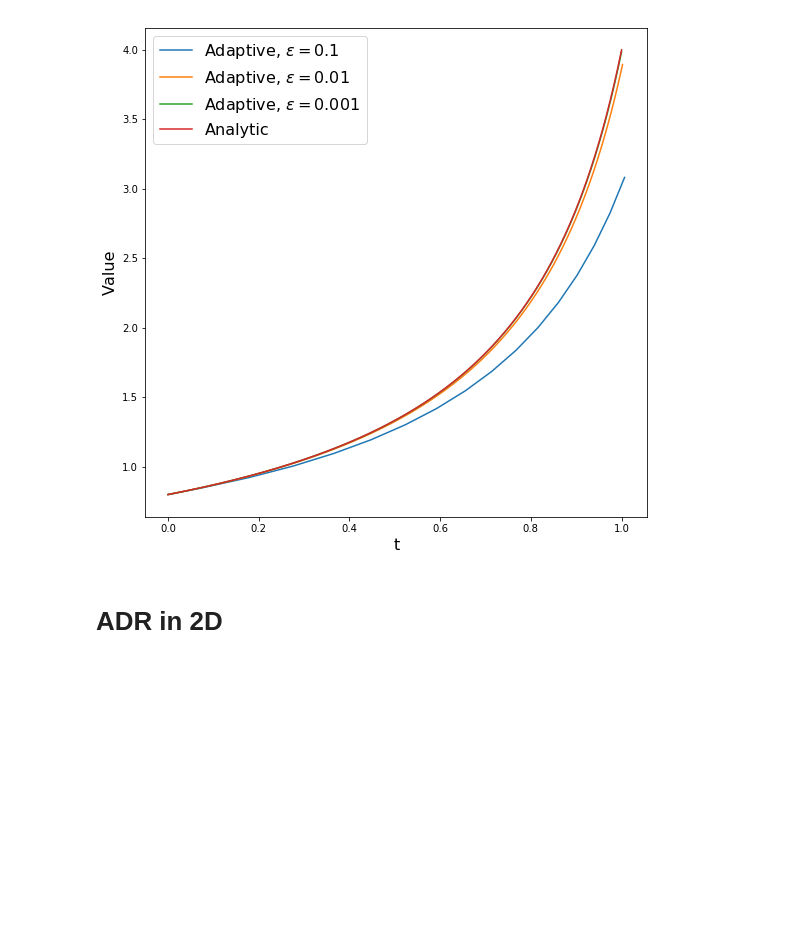
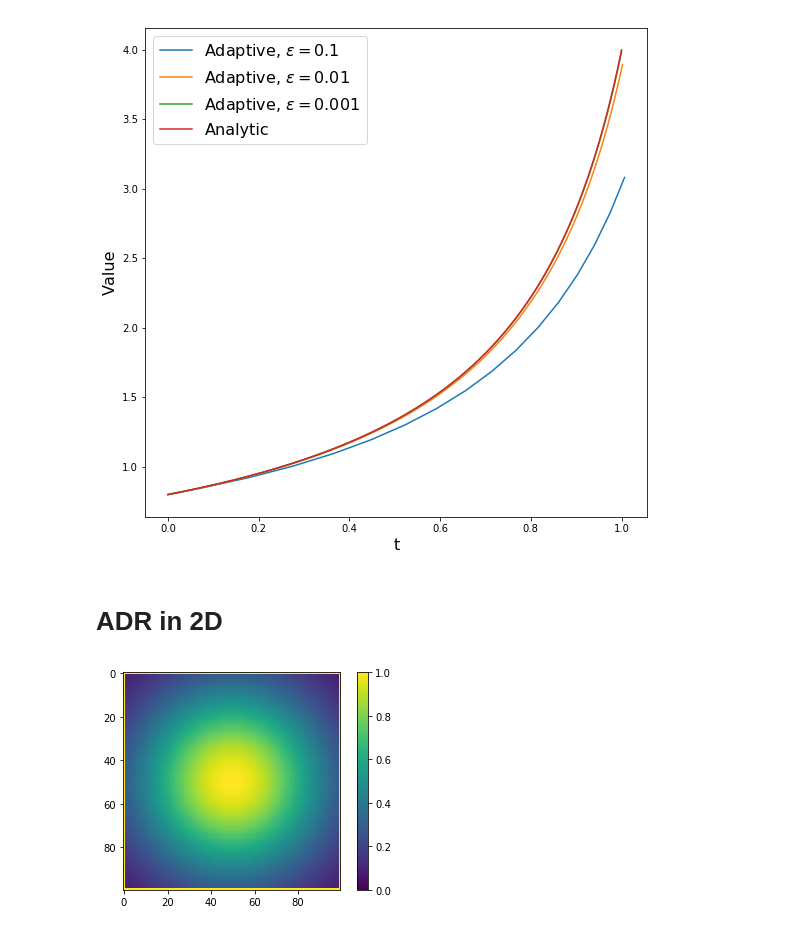
Before and after one commit to ianhi/AC274, a Jupyter notebook: HW/HW_2/HW 2.ipynb, the cells around one changed output. Drawn from its saved outputs; the diff is of its cells as text; code cells hidden in the pictures; blank space fills up the shorter version.

```diff
--- a/HW/HW_2/HW 2.ipynb
+++ b/HW/HW_2/HW 2.ipynb
@@ -531,9 +557,79 @@ plt.legend(fontsize = 16)
 # ADR in 2D
 # %%
 def ADR_2D_update(t,f,i,j):
-    a = cfld
-    b = cfld
+    a = delta + alpha/2
+    b = delta - alpha/2
     c = 1-4*cfld
     f[t,i,j]  = a*f[t-1,i-1,j]+b*f[t-1,i+1,j]
     f[t,i,j] += a*f[t-1,i,j-1]+b*f[t-1,i,j+1]
     f[t,i,j] += c*f[t-1,i,j]
+    f[t,i,j] += (logis_a-logis_b*f[t-1][i][j])*f[t-1][i][j]
+# %%
+from scipy.stats import multivariate_normal
+from mpl_toolkits.mplot3d import Axes3D
+
+logis_b = 1
+Nsteps = 40
+NX = 100
+sizex  = 1.0
+dif    = 1.0
+
+
+dx    = sizex/float(NX-1)
+
+
+x = np.linspace(0,1,NX)
+f = np.zeros([Nsteps,NX,NX])
+PHI = 1
+D = 1
+# h
+cfld = .2
+
+
+#Parameters to set
+mu_x = np.mean(x)
+variance_x = .1
+
+mu_y = np.mean(x)
+variance_y = .1
+
+
+X, Y = np.meshgrid(x,x)
+pos = np.empty(X.shape + (2,))
+pos[:, :, 0] = X; pos[:, :, 1] = Y
+rv = multivariate_normal([mu_x, mu_y], [[variance_x, 0], [0, variance_y]])
+
+f[0] +=rv.pdf(pos)/np.max(rv.pdf(pos))
+f[0,0,:]  = PHI
+f[0,-1,:] = PHI
+f[0,:,0]  = PHI
+f[0,:,-1] = PHI
+
+# im=plt.imshow(data[None], aspect='auto',cmap=cmap, norm=norm)
+# cbar = plt.colorbar(im)
+# cbar
+plt.imshow(f[0],vmin=0,vmax=1)
+plt.colorbar()
+plt.show()
+
+def new_f_2D(Nsteps, NX, PHI):
+    f = np.zeros([Nsteps,NX,NX])
+    f[0]+=rv.pdf(pos)/np.max(rv.pdf(pos))*70
+    f[0,0,:]  = PHI
+    f[0,-1,:] = PHI
+    f[0,:,0]  = PHI
+    f[0,:,-1] = PHI
+    return f
+def loop_2D(f,PHI,Nsteps, NX):
+    for t in range(1,Nsteps):
+        #Dirichlet Boundary Conditions
+        f[t-1,0,:]  = PHI
+        f[t-1,-1,:] = PHI
+        f[t-1,:,0]  = PHI
+        f[t-1,:,-1] = PHI
+        # Updating
+        for i in range(1,NX-1):
+            for j in range(1,NX-1):
+                ADR_2D_update(t,f,i,j)
+# %% [output]
+[figure, added]
```
Also changed, not shown: parts of 5 cells of this notebook, 3 other files.
